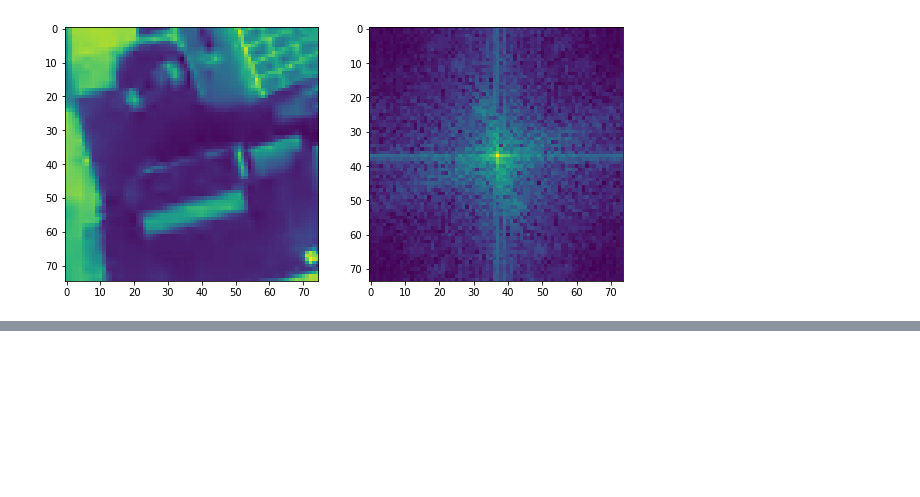
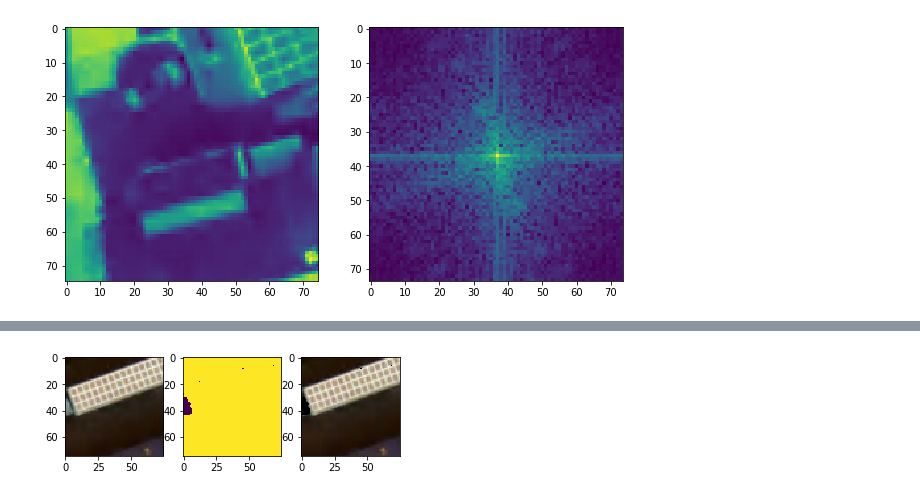
Before and after one commit to thinkpractice/DeepSolaris, a Jupyter notebook: OpenCV.ipynb, the cells around one changed output, grey strips where cells are left out. Saved outputs shown, nothing was run; the diff lists cells and outputs as text; code cells hidden in the pictures; blank space fills up the shorter version.

```diff
--- a/OpenCV.ipynb
+++ b/OpenCV.ipynb
@@ -244,7 +244,7 @@ for r in range(5):
 filtered_images = []
 for image in positives[:25]:
     hsv_image = cv.cvtColor((image * 255).astype(np.uint8), cv.COLOR_BGR2HSV)
-    filtered_image = cv.inRange(hsv_image, (170, 50, 50), (255, 255, 255))
+    filtered_image = cv.inRange(hsv_image, (0, 0, 100), (255, 255, 200))
     filtered_images.append(filtered_image)
 
 _, ax = plt.subplots(25,2, figsize=(10,20))
@@ -308,0 +315,94 @@ ax[1].imshow(magI)
+# %%
+def filter_hsv(image, h_values, s_values, v_values):
+    hsv_image = cv.cvtColor((image * 255).astype(np.uint8), cv.COLOR_BGR2HSV)
+    return cv.inRange(hsv_image, (h_values[0], s_values[0], v_values[0]), (h_values[1], s_values[1], v_values[1]))
+# %%
+from functools import partial
+
+h = widgets.IntRangeSlider(
+    value=[0, 255],
+    min=0,
+    max=255,
+    step=1,
+    description='H:',
+    disabled=False,
+    continuous_update=False,
+    orientation='horizontal',
+    readout=True,
+    readout_format='d',
+)
+
+s = widgets.IntRangeSlider(
+    value=[0, 255],
+    min=0,
+    max=255,
+    step=1,
+    description='S:',
+    disabled=False,
+    continuous_update=False,
+    orientation='horizontal',
+    readout=True,
+    readout_format='d',
+)
+
+v = widgets.IntRangeSlider(
+    value=[0, 255],
+    min=0,
+    max=255,
+    step=1,
+    description='V:',
+    disabled=False,
+    continuous_update=False,
+    orientation='horizontal',
+    readout=True,
+    readout_format='d',
+)
+
+class HSVFilter(object):
+    h = (0, 255)
+    s = (0, 255)
+    v = (0, 255)
+
+    def __str__(self):
+        return "h={}, s={}, v={}".format(self.h, self.s, self.v)
+
+def update_values(image, slider, filter_partial):
+    if "new" in slider and "value" in slider["new"]:
+        value = slider["new"]["value"]
+        filtered_image = filter_partial(image, value)
+        _, ax = plt.subplots(1,3)
+        ax[0].imshow(image)
+        ax[1].imshow(filtered_image)
+        masked_image = cv.bitwise_and(image, image, mask = filtered_image)
+        ax[2].imshow(masked_image)
+
+def update_h(image, filter_config, slider):
+    def filter_image(image, value):
+        filter_config.h = value
+        print(filter_config)
+        return filter_hsv(image, filter_config.h, filter_config.s, filter_config.v)
+    return update_values(image, slider, filter_image)
+
+
+def update_s(image, filter_config, slider):
+    def filter_image(image, value):
+        filter_config.s = value
+        print(filter_config)
+        return filter_hsv(image, filter_config.h, filter_config.s, filter_config.v)
+    return update_values(image, slider, filter_image)
+
+def update_v(image, filter_config, slider):
+    def filter_image(image, value):
+        filter_config.v = value
+        print(filter_config)
+        return filter_hsv(image, filter_config.h, filter_config.s, filter_config.v)
+    return update_values(image, slider, filter_image)
+
+image = positives[7]
+
+filter_config = HSVFilter()
+h.observe(partial(update_h, image, filter_config))
+s.observe(partial(update_s, image, filter_config))
+v.observe(partial(update_v, image, filter_config))
+widgets.VBox([h, s, v])
+# %% [output]
@@ -308,0 +411 @@ ax[1].imshow(magI)
+[figure, added]
```
Also changed, not shown: parts of 14 cells of this notebook.
